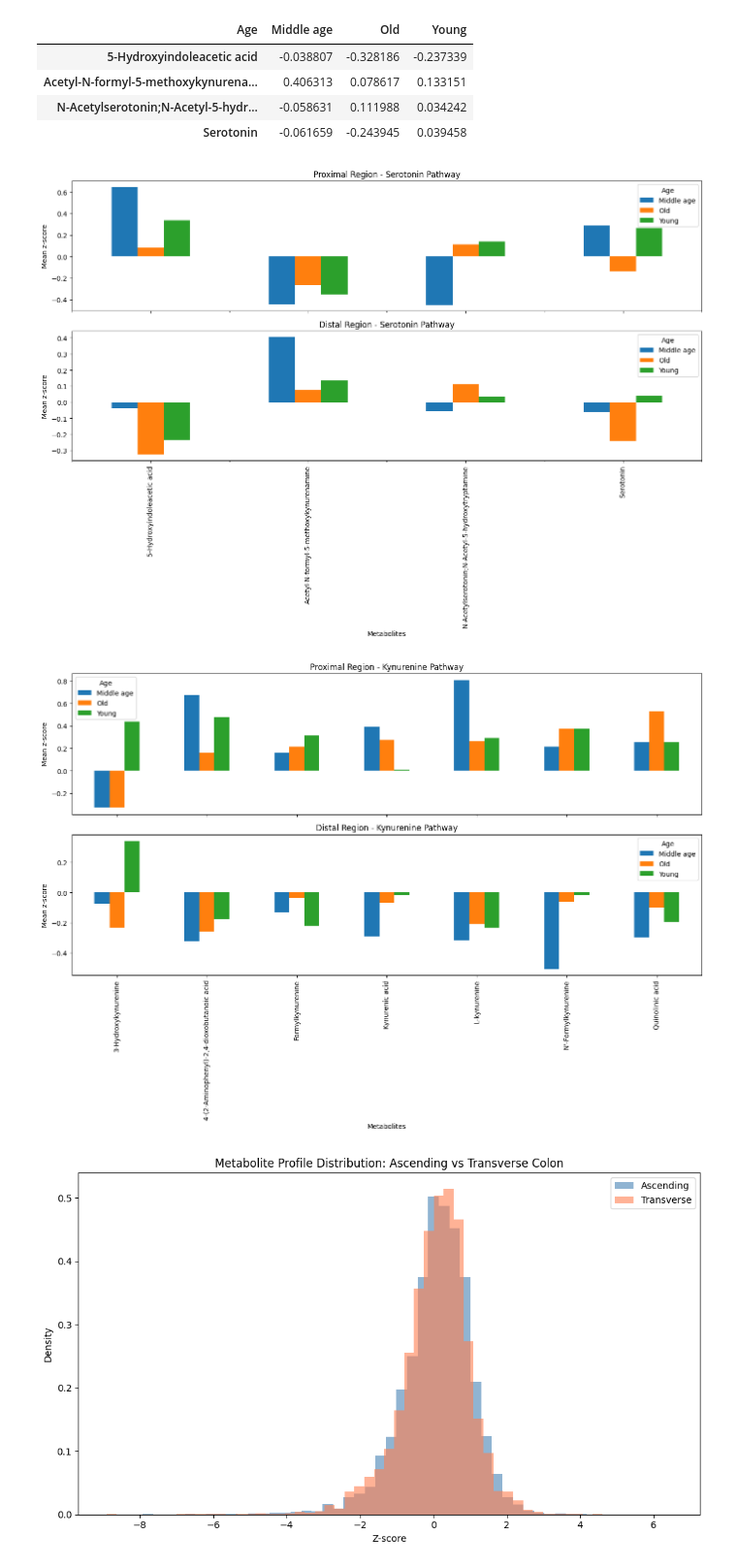
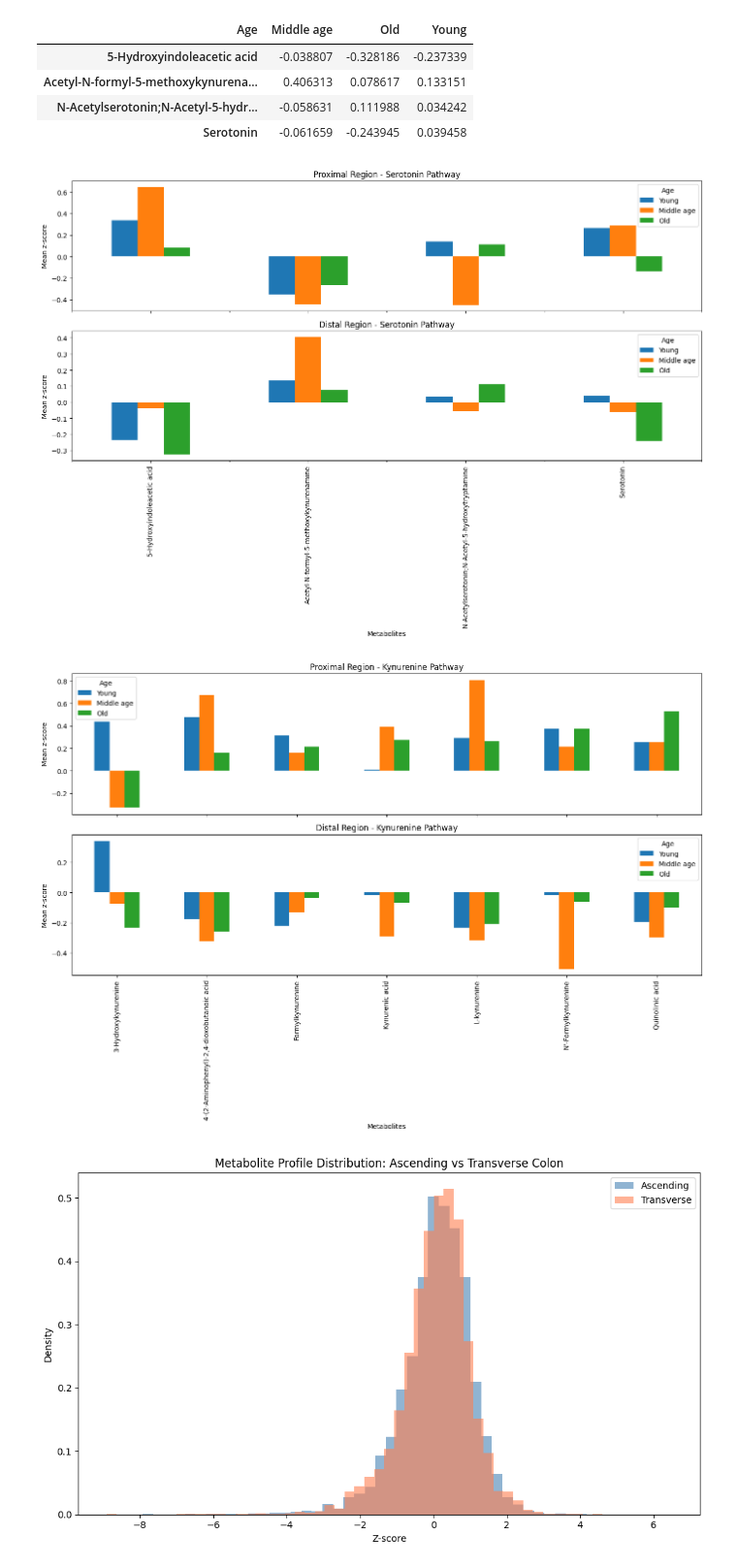
Before and after one commit to CadenBold/intestinal-omics, a Jupyter notebook: working.ipynb, the cells around one changed output. Shown at 97% size. Saved outputs shown, nothing was run; the diff lists cells and outputs as text; code cells hidden in the pictures.

```diff
--- a/working.ipynb
+++ b/working.ipynb
@@ -682,29 +810,36 @@ Serotonin                                         0.290035 -0.138675  0.264178
 # %%
 def plot_pathway_bars(prox_data, dist_data, pathway_name):
     fig, axes = plt.subplots(2, 1, figsize=(14, 10), sharex=True)
 
     # Proximal region
     prox_data.plot(kind='bar', ax=axes[0])
     axes[0].set_title(f'Proximal Region - {pathway_name}')
     axes[0].set_ylabel('Mean z-score')
     axes[0].legend(title='Age')
 
     # Distal region
     dist_data.plot(kind='bar', ax=axes[1])
     axes[1].set_title(f'Distal Region - {pathway_name}')
     axes[1].set_ylabel('Mean z-score')
     axes[1].set_xlabel('Metabolites')
     axes[1].legend(title='Age')
 
     plt.tight_layout()
     plt.show()
 
+age_order = ['Young', 'Middle age', 'Old']
+prox_means_sero = prox_means_sero[age_order]
+dist_means_sero = dist_means_sero[age_order]
+
+prox_means_kyn = prox_means_kyn[age_order]
+dist_means_kyn = dist_means_kyn[age_order]
+
 # Example call with your dataframes (after your grouping code):
 plot_pathway_bars(prox_means_sero, dist_means_sero, 'Serotonin Pathway')
 plot_pathway_bars(prox_means_kyn, dist_means_kyn, 'Kynurenine Pathway')
 # %% [output]
-[figure, old version]
+[figure, new version]
-[figure, old version]
+[figure, new version]
 # %%
 ascending_cols = preprocessed_scaled.columns.intersection(meta_df.index[meta_df["Location"] == "Ascending colon"])
 transverse_cols = preprocessed_scaled.columns.intersection(meta_df.index[meta_df["Location"] == "Transverse colon"])
```
Also changed, not shown: parts of 10 cells of this notebook.
